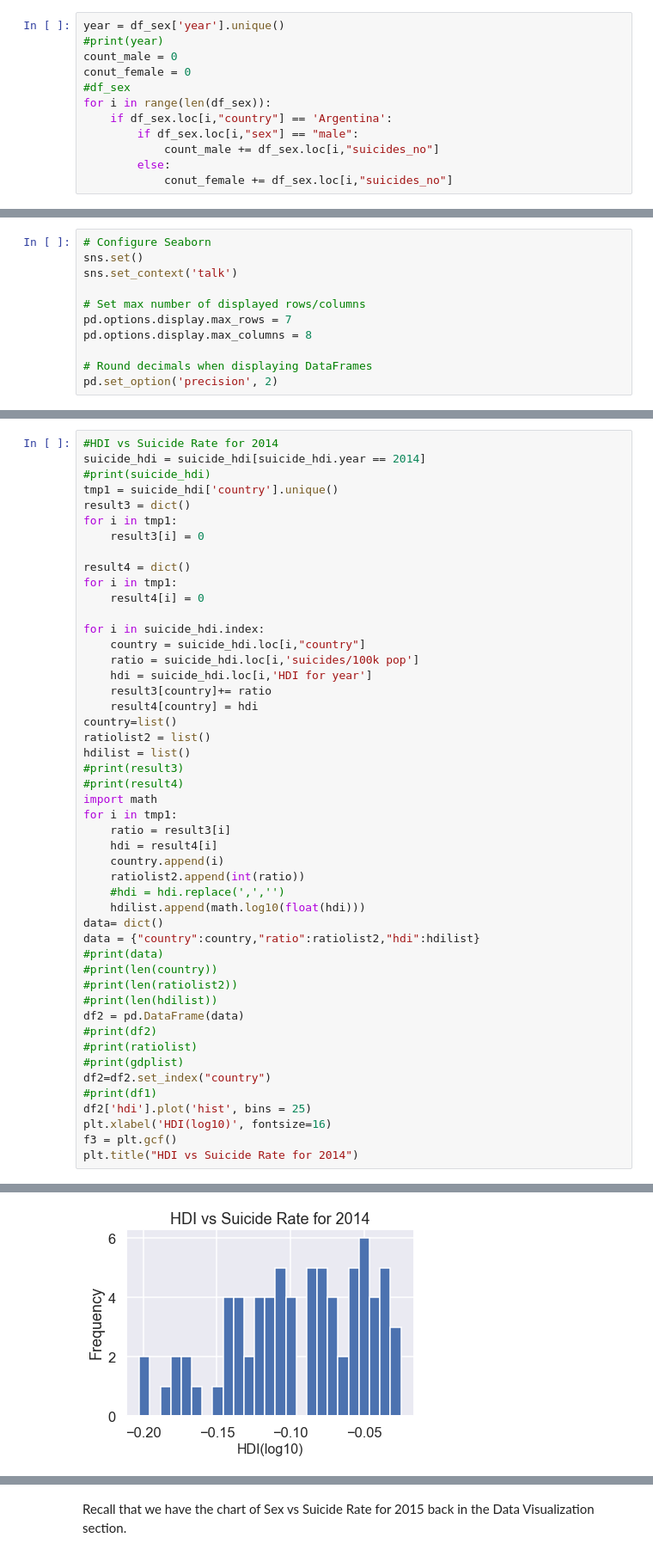
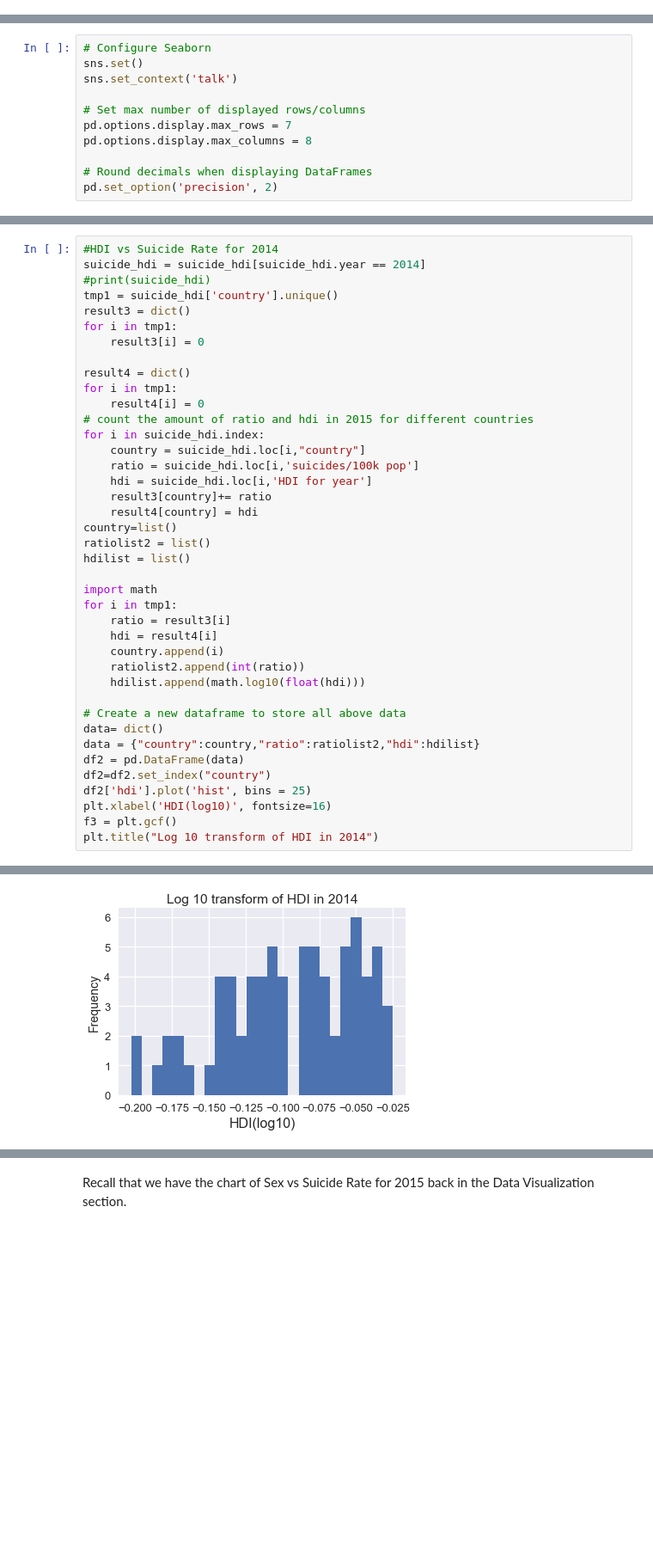
Before and after one commit to WayGold/COGS-108-FinalProject, a Jupyter notebook: FinalProject.ipynb, the cells around one changed output, grey strips where cells are left out. Shown: that part at 86% size. Saved outputs shown, nothing was run; the diff lists cells and outputs as text; blank space fills up the shorter version.

Commit message:
interpretation of graph and data cleaing

```diff
--- a/FinalProject.ipynb
+++ b/FinalProject.ipynb
@@ -49,16 +58,4 @@ df_sex = df[['country','year','age','sex','suicides_no','population']]
 df_age = df[['country','year','age','suicides_no','population']]
 df_gdp = df[['country','year','suicides_no','population','suicides/100k pop',' gdp_for_year ($) ','gdp_per_capita ($)']]
 df_hdi = dfHDI[['country','year','suicides_no','suicides/100k pop','population','HDI for year']]
-# %%
-year = df_sex['year'].unique()
-#print(year)
-count_male = 0
-conut_female = 0
-#df_sex
-for i in range(len(df_sex)):
-    if df_sex.loc[i,"country"] == 'Argentina':
-        if df_sex.loc[i,"sex"] == "male":
-            count_male += df_sex.loc[i,"suicides_no"]
-        else:
-            conut_female += df_sex.loc[i,"suicides_no"]
 # %% [markdown]
@@ -263,7 +270,7 @@ for i in tmp1:
 result4 = dict()
 for i in tmp1:
     result4[i] = 0
-
+# count the amount of ratio and hdi in 2015 for different countries
 for i in suicide_hdi.index:
     country = suicide_hdi.loc[i,"country"]
     ratio = suicide_hdi.loc[i,'suicides/100k pop']
@@ -273,30 +280,22 @@ for i in suicide_hdi.index:
 country=list()
 ratiolist2 = list()
 hdilist = list()
-#print(result3)
-#print(result4)
+
 import math
 for i in tmp1:
     ratio = result3[i]
     hdi = result4[i]
     country.append(i)
     ratiolist2.append(int(ratio))
-    #hdi = hdi.replace(',','')
     hdilist.append(math.log10(float(hdi)))
+
+# Create a new dataframe to store all above data
 data= dict()
 data = {"country":country,"ratio":ratiolist2,"hdi":hdilist}
-#print(data)
-#print(len(country))
-#print(len(ratiolist2))
-#print(len(hdilist))
 df2 = pd.DataFrame(data)
-#print(df2)
-#print(ratiolist)
-#print(gdplist)
 df2=df2.set_index("country")
-#print(df1)
 df2['hdi'].plot('hist', bins = 25)
 plt.xlabel('HDI(log10)', fontsize=16)
 f3 = plt.gcf()
-plt.title("HDI vs Suicide Rate for 2014")
+plt.title("Log 10 transform of HDI in 2014")
 # %% [output]
@@ -304 +303 @@ Text(0.5, 1.0, 'HDI vs Suicide Rate for 2014')
-[figure, old version]
+[figure, new version]
```
Also changed, not shown: parts of 36 cells of this notebook.
